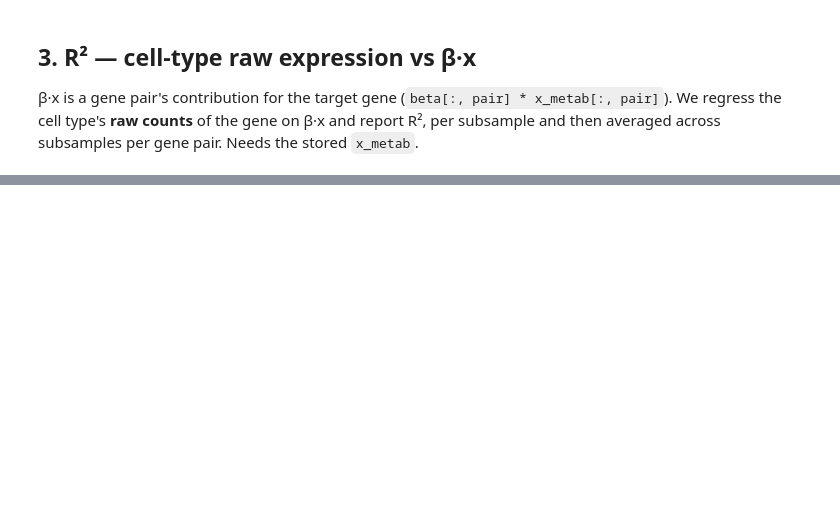
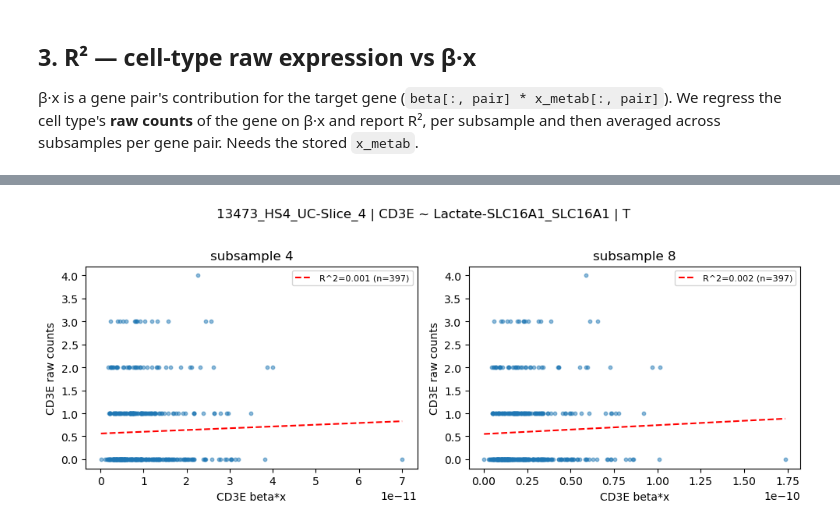
Before and after one commit to fosterea/MetabTravLR, a Jupyter notebook: metab_processing/Analysis/Foster/subsample_uc.ipynb, the cells around one changed output, grey strips where cells are left out. Saved outputs shown, nothing was run; the diff lists cells and outputs as text; code cells hidden in the pictures; blank space fills up the shorter version.

```diff
--- a/metab_processing/Analysis/Foster/subsample_uc.ipynb
+++ b/metab_processing/Analysis/Foster/subsample_uc.ipynb
@@ -324,0 +390,4 @@ if not _summ.empty:
+# %%
+plot_betax_vs_expr('CD3E', 'metab@Lactate-SLC16A1_SLC16A1', cell_type='T')
+# %% [output]
+[figure, added]
```
Also changed, not shown: parts of 11 cells of this notebook, 1 other file.
